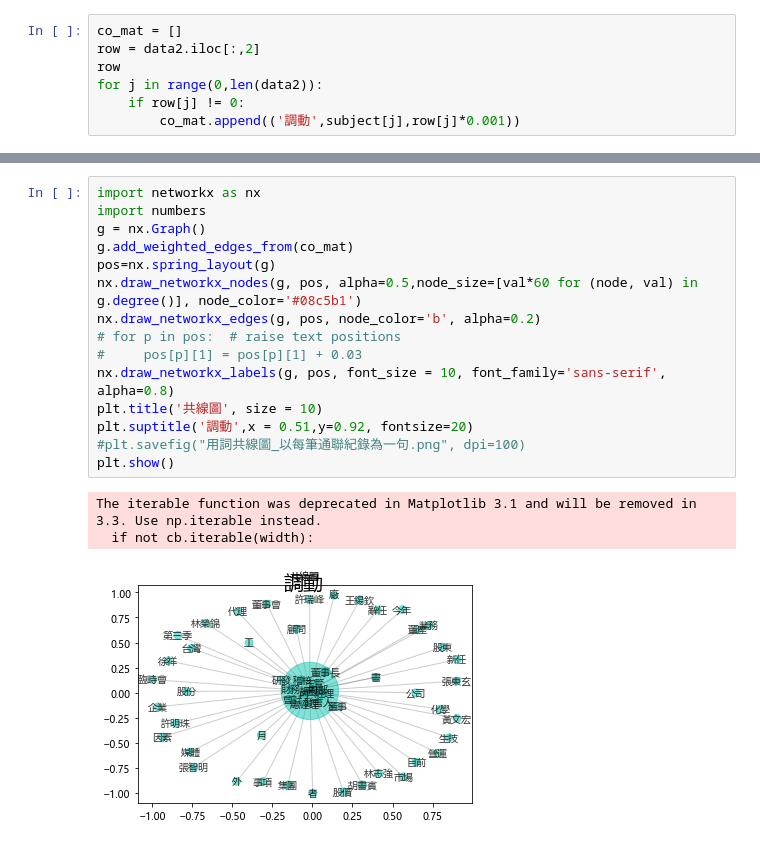
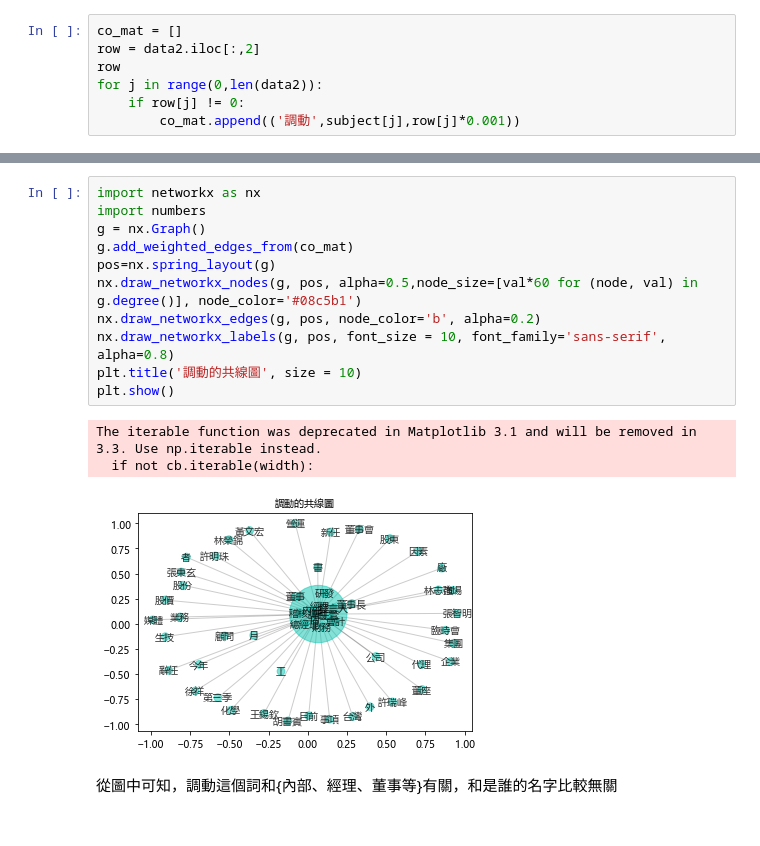
Before and after one commit to penny369/database-forclasss, a Jupyter notebook: 金融科技實作(第二次個人作業)(修).ipynb, the cells around one changed output, grey strips where cells are left out. Drawn from its saved outputs; the diff is of its cells as text.

```diff
--- a/金融科技實作(第二次個人作業)(修).ipynb
+++ b/金融科技實作(第二次個人作業)(修).ipynb
@@ -876,19 +876,17 @@ co_mat
 # %%
 import networkx as nx
 import numbers
 g = nx.Graph()
 g.add_weighted_edges_from(co_mat)
 pos=nx.spring_layout(g)
 nx.draw_networkx_nodes(g, pos, alpha=0.5,node_size=[val*60 for (node, val) in g.degree()], node_color='#08c5b1')
 nx.draw_networkx_edges(g, pos, node_color='b', alpha=0.2)
-# for p in pos:  # raise text positions
-#     pos[p][1] = pos[p][1] + 0.03
 nx.draw_networkx_labels(g, pos, font_size = 10, font_family='sans-serif', alpha=0.8)
-plt.title('共線圖', size = 10)
-plt.suptitle('調動',x = 0.51,y=0.92, fontsize=20)
-#plt.savefig("用詞共線圖_以每筆通聯紀錄為一句.png", dpi=100)
+plt.title('調動的共線圖', size = 10)
 plt.show()
 # %% [output]
 The iterable function was deprecated in Matplotlib 3.1 and will be removed in 3.3. Use np.iterable instead.
   if not cb.iterable(width):
-[figure, old version]
+[figure, new version]
+# %% [markdown]
+從圖中可知，調動這個詞和{內部、經理、董事等}有關，和是誰的名字比較無關
```
